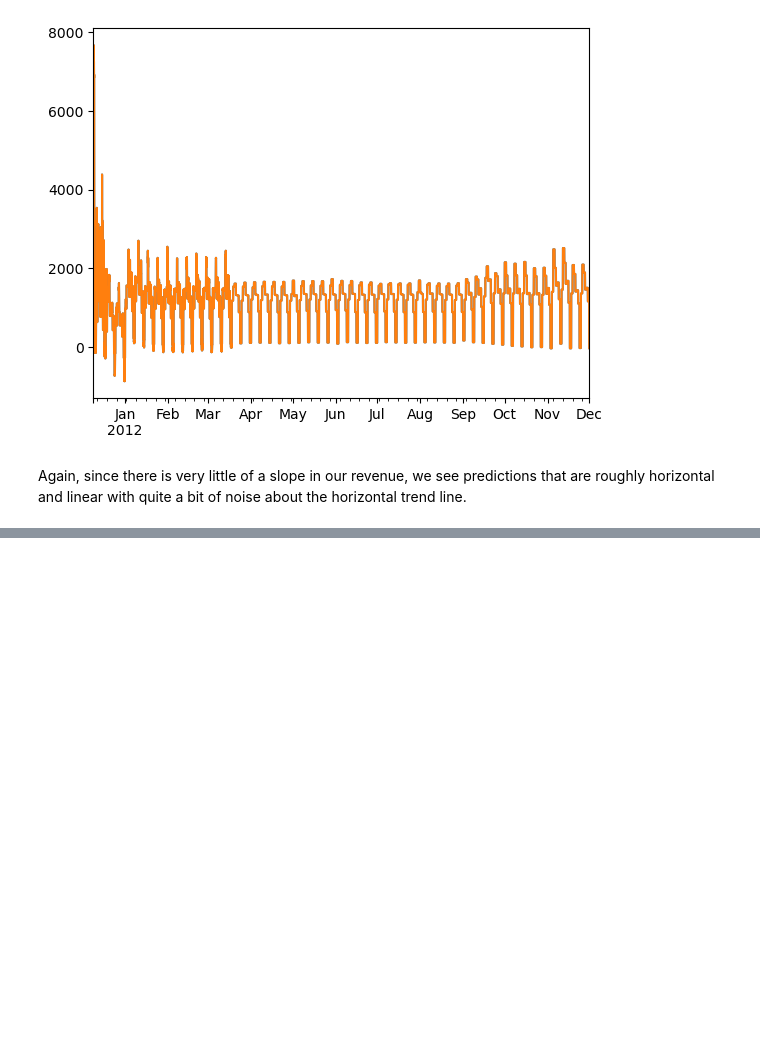
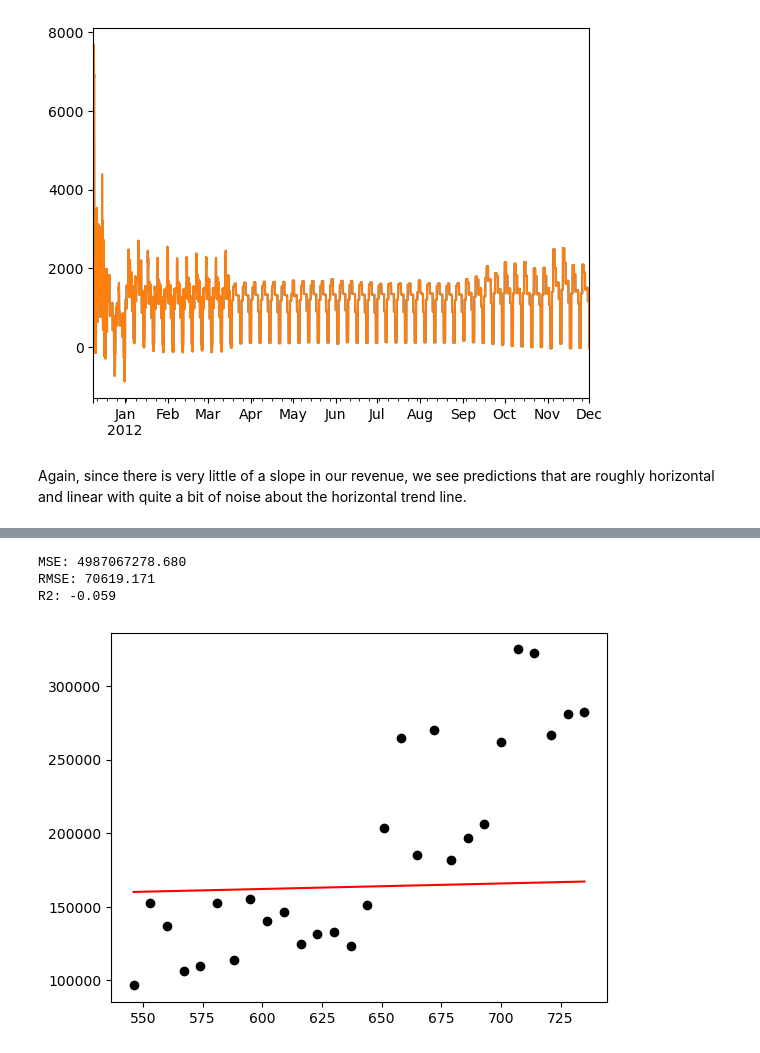
Before and after one commit to zadealfalah/salesSample, a Jupyter notebook: onlineRetail/retail.ipynb, the cells around one changed output, grey strips where cells are left out. Cells and saved outputs as stored; diff of their text form; code cells hidden in the pictures; blank space fills up the shorter version.

Commit message:
add linear regression

```diff
--- a/onlineRetail/retail.ipynb
+++ b/onlineRetail/retail.ipynb
@@ -1030,0 +1056,16 @@ ValueError: Invalid frequency: invoicedate
+# %%
+reg = LinearRegression().fit(trainX, trainy)
+pred = reg.predict(testX)
+print(f"MSE: {mean_squared_error(testy, pred):.3f}")
+print(f"RMSE: {np.sqrt(mean_squared_error(testy, pred)):.3f}")
+print(f"R2: {r2_score(testy, pred):.3f}")
+# %% [output]
+MSE: 4987067278.680
+RMSE: 70619.171
+R2: -0.059
+# %%
+plt.scatter(testX, testy, c='black')
+plt.plot(testX, pred, color='red')
+plt.show();
+# %% [output]
+[figure, added]
```
Also changed, not shown: parts of 7 cells of this notebook.
